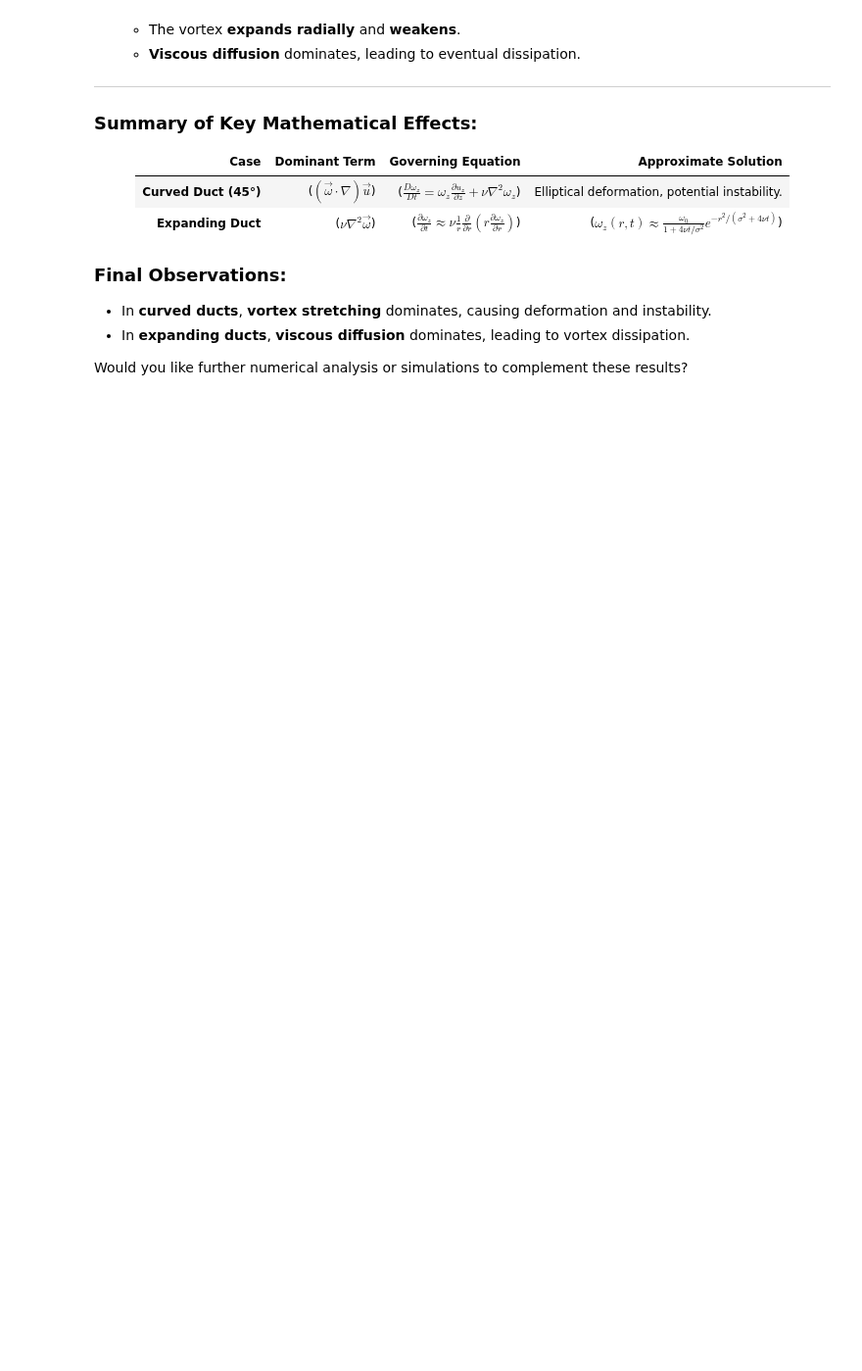
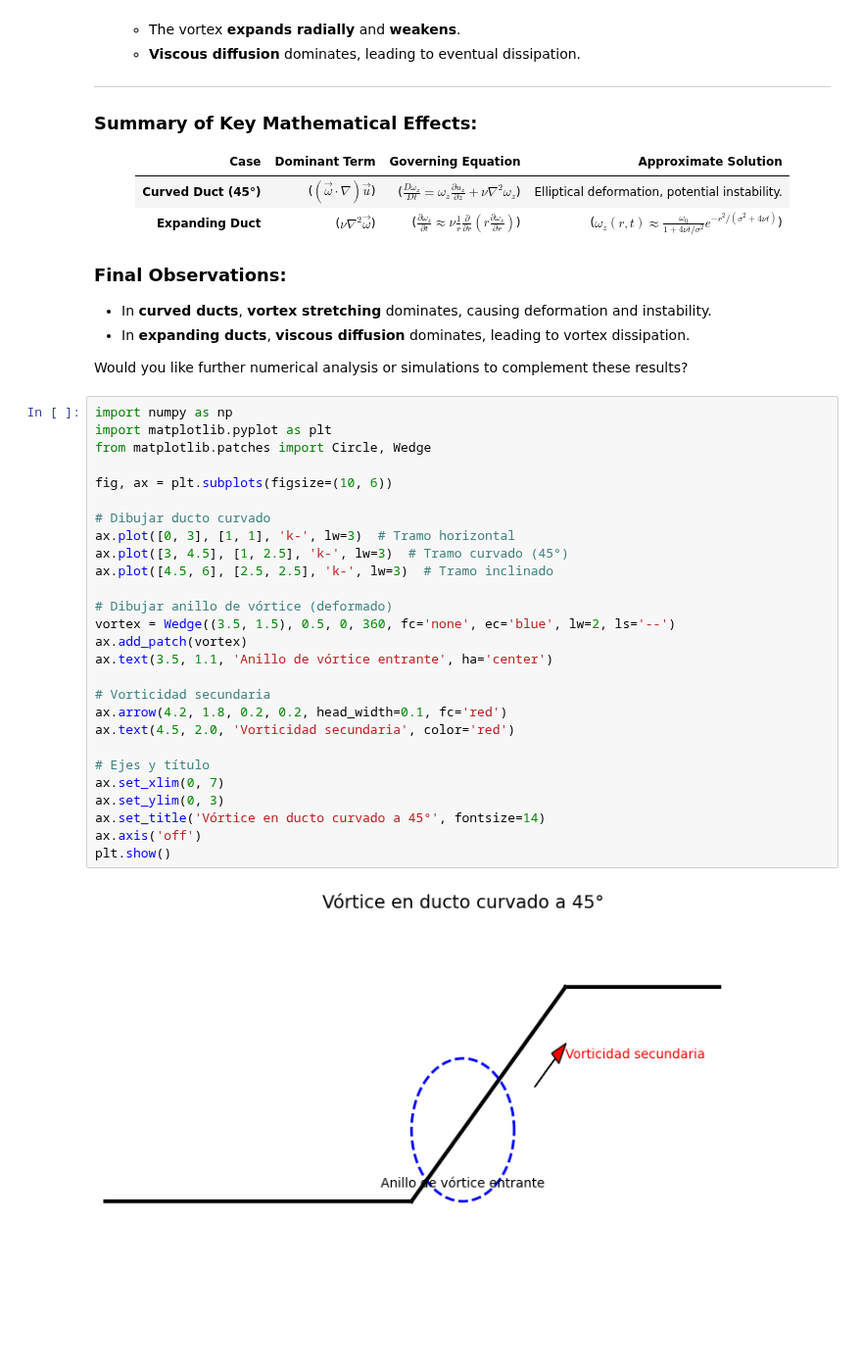
Before and after one commit to angelgvillatoro/bullville_M1, a Jupyter notebook: phd/lectures/lectrure1.ipynb, the cells around one changed output. Shown at 98% size. Drawn from its saved outputs; the diff is of its cells as text; blank space fills up the shorter version.

```diff
--- a/phd/lectures/lectrure1.ipynb
+++ b/phd/lectures/lectrure1.ipynb
@@ -130,3 +130,32 @@ We analyze both cases in cylindrical coordinates \($(r, \theta, z)$\), suitable
 - In **expanding ducts**, **viscous diffusion** dominates, leading to vortex dissipation.
 
 Would you like further numerical analysis or simulations to complement these results?
+# %%
+import numpy as np
+import matplotlib.pyplot as plt
+from matplotlib.patches import Circle, Wedge
+
+fig, ax = plt.subplots(figsize=(10, 6))
+
+# Dibujar ducto curvado
+ax.plot([0, 3], [1, 1], 'k-', lw=3)  # Tramo horizontal
+ax.plot([3, 4.5], [1, 2.5], 'k-', lw=3)  # Tramo curvado (45°)
+ax.plot([4.5, 6], [2.5, 2.5], 'k-', lw=3)  # Tramo inclinado
+
+# Dibujar anillo de vórtice (deformado)
+vortex = Wedge((3.5, 1.5), 0.5, 0, 360, fc='none', ec='blue', lw=2, ls='--')
+ax.add_patch(vortex)
+ax.text(3.5, 1.1, 'Anillo de vórtice entrante', ha='center')
+
+# Vorticidad secundaria
+ax.arrow(4.2, 1.8, 0.2, 0.2, head_width=0.1, fc='red')
+ax.text(4.5, 2.0, 'Vorticidad secundaria', color='red')
+
+# Ejes y título
+ax.set_xlim(0, 7)
+ax.set_ylim(0, 3)
+ax.set_title('Vórtice en ducto curvado a 45°', fontsize=14)
+ax.axis('off')
+plt.show()
+# %% [output]
+[figure, added]
```
Also changed, not shown: parts of 3 cells of this notebook, 1 other file.
